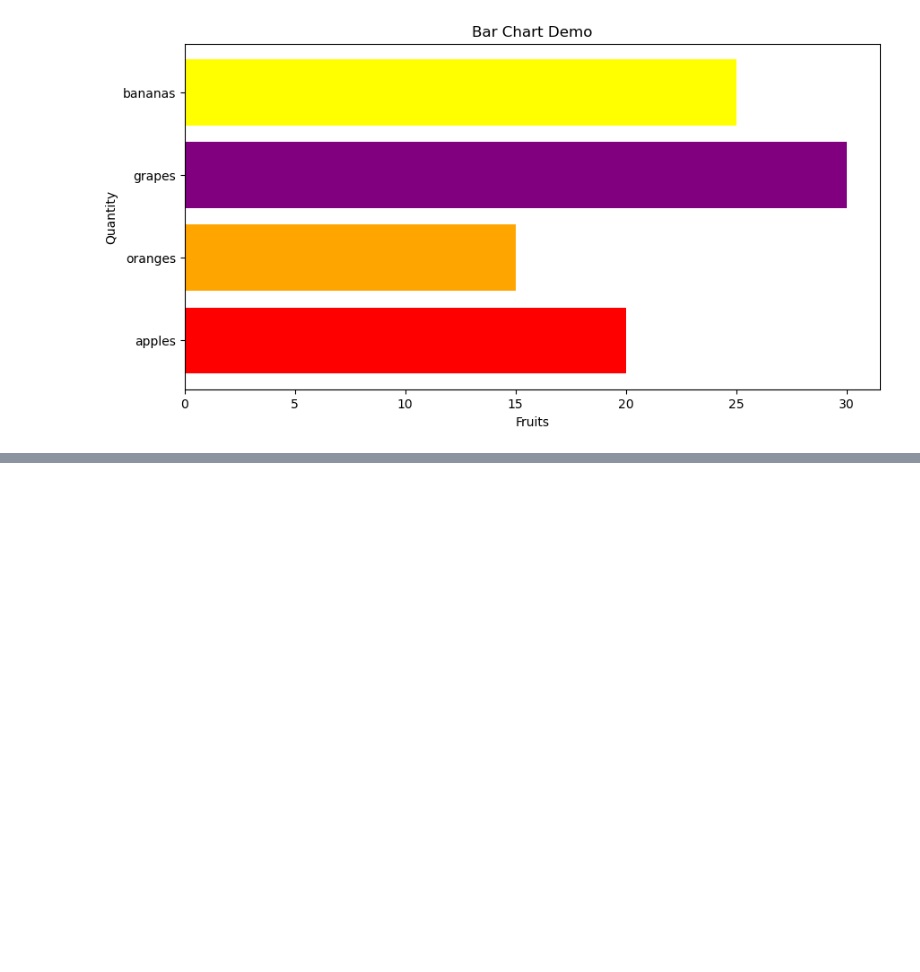
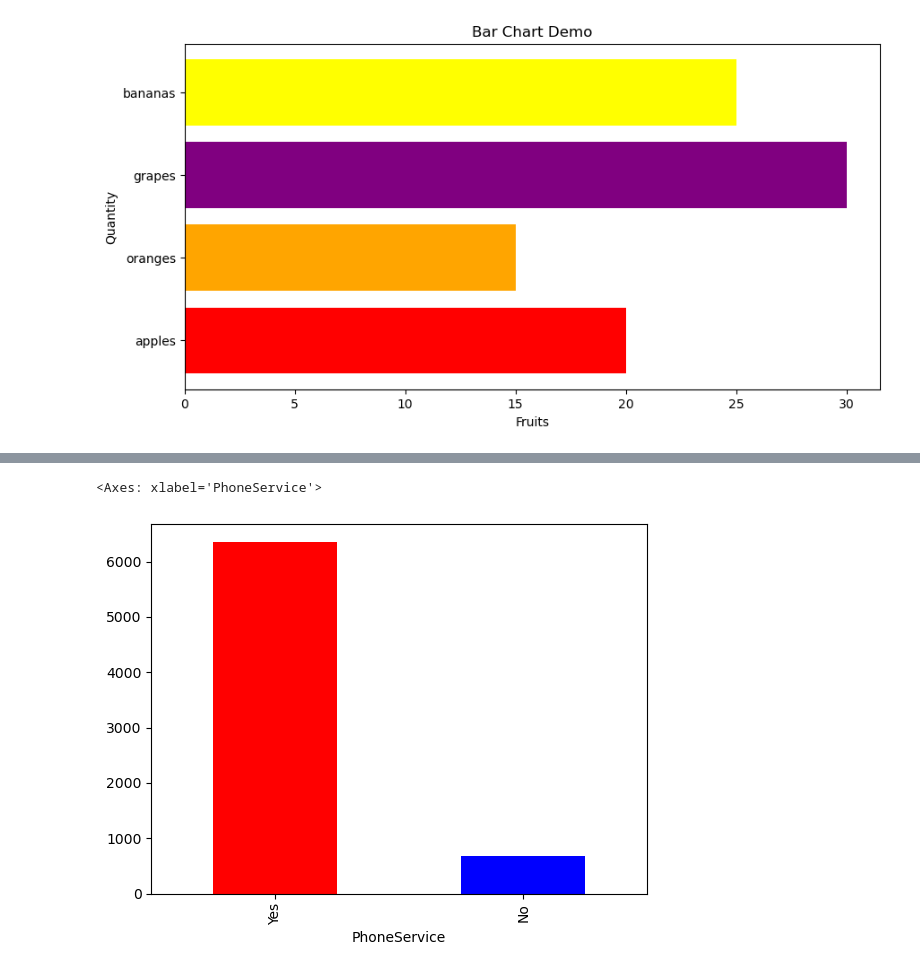
Before and after one commit to rajeshgowda116/Machine-Learning, a Jupyter notebook: mathplot/mathplot.ipynb, the cells around one changed output, grey strips where cells are left out. Saved outputs shown, nothing was run; the diff lists cells and outputs as text; code cells hidden in the pictures; blank space fills up the shorter version.

```diff
--- a/mathplot/mathplot.ipynb
+++ b/mathplot/mathplot.ipynb
@@ -82,0 +121,2 @@ plt.show()
+# %%
+custemer=pd.read_csv("churn_data.csv")
@@ -82,0 +132,5 @@ plt.show()
+# %%
+custemer['PhoneService'].value_counts().plot(kind='bar',color=['red','blue'])
+# %% [output]
+<Axes: xlabel='PhoneService'>
+[figure, added]
```
Also changed, not shown: parts of 6 cells of this notebook, 3 other files.
